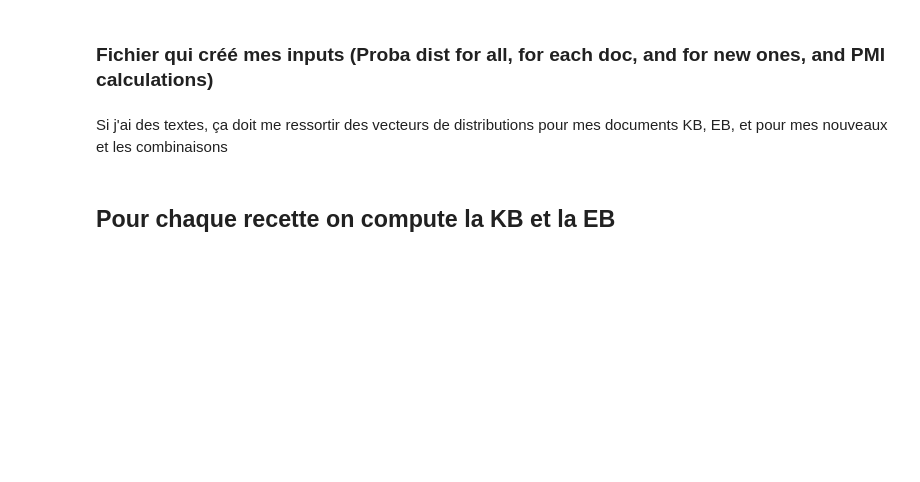
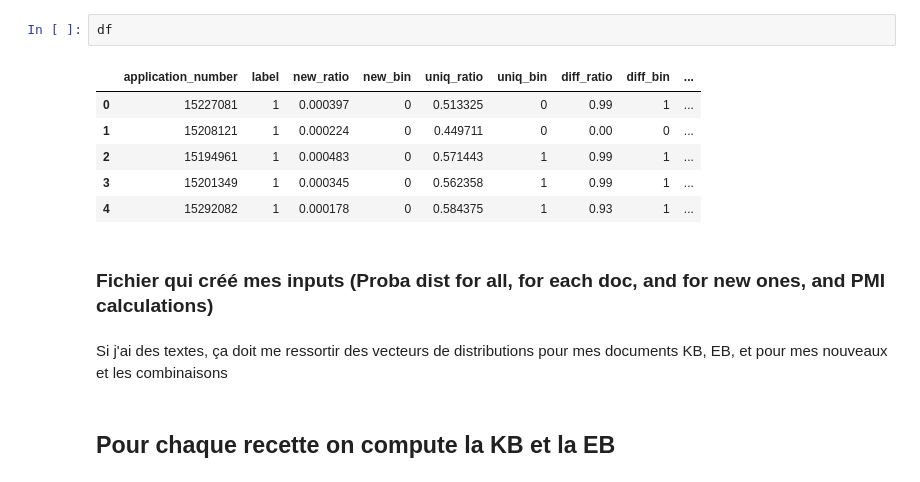
Before and after one commit to edgarLan/brevetNLPv2, a Jupyter notebook: novelty/measureNov.ipynb, the cells around one changed output. Drawn from its saved outputs; the diff is of its cells as text; blank space fills up the shorter version.

```diff
--- a/novelty/measureNov.ipynb
+++ b/novelty/measureNov.ipynb
@@ -144,3 +359,12 @@ import tqdm
+# %%
+df
+# %% [output]
+|  | application_number | label | new_ratio | new_bin | uniq_ratio | uniq_bin | diff_ratio | diff_bin | ... |
+| 0 | 15227081 | 1 | 0.000397 | 0 | 0.513325 | 0 | 0.99 | 1 | ... |
+| 1 | 15208121 | 1 | 0.000224 | 0 | 0.449711 | 0 | 0.00 | 0 | ... |
+| 2 | 15194961 | 1 | 0.000483 | 0 | 0.571443 | 1 | 0.99 | 1 | ... |
+| 3 | 15201349 | 1 | 0.000345 | 0 | 0.562358 | 1 | 0.99 | 1 | ... |
+| 4 | 15292082 | 1 | 0.000178 | 0 | 0.584375 | 1 | 0.93 | 1 | ... |
 # %% [markdown]
 ### Fichier qui créé mes inputs (Proba dist for all, for each doc, and for new ones, and PMI calculations)
 # %% [markdown]
```
Also changed, not shown: parts of 16 cells of this notebook, 4 other files.
